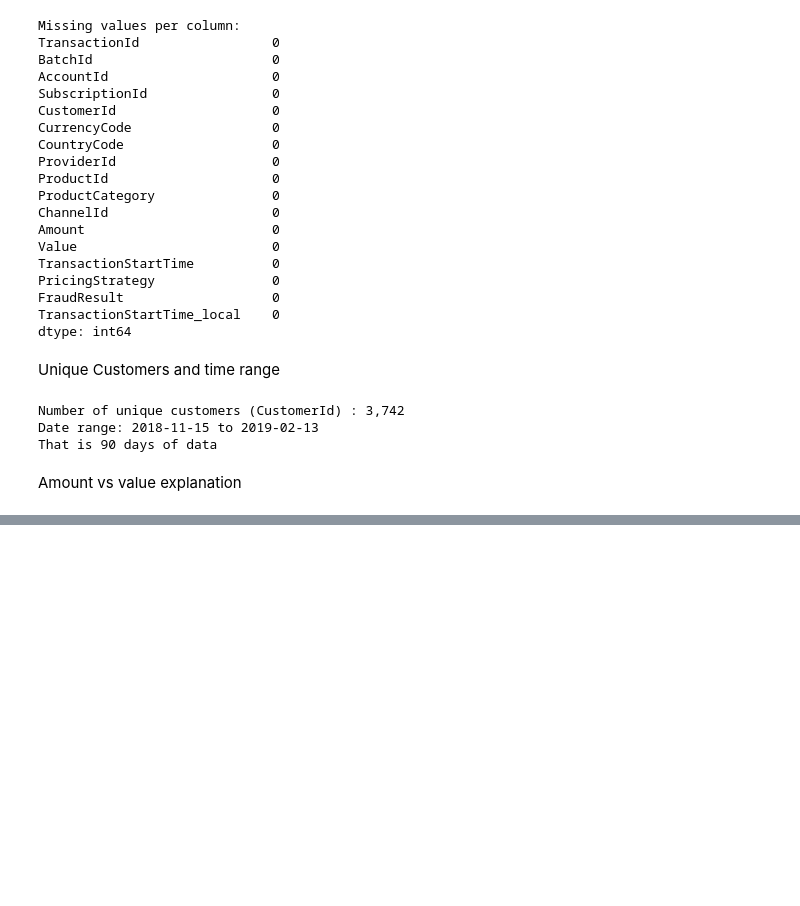
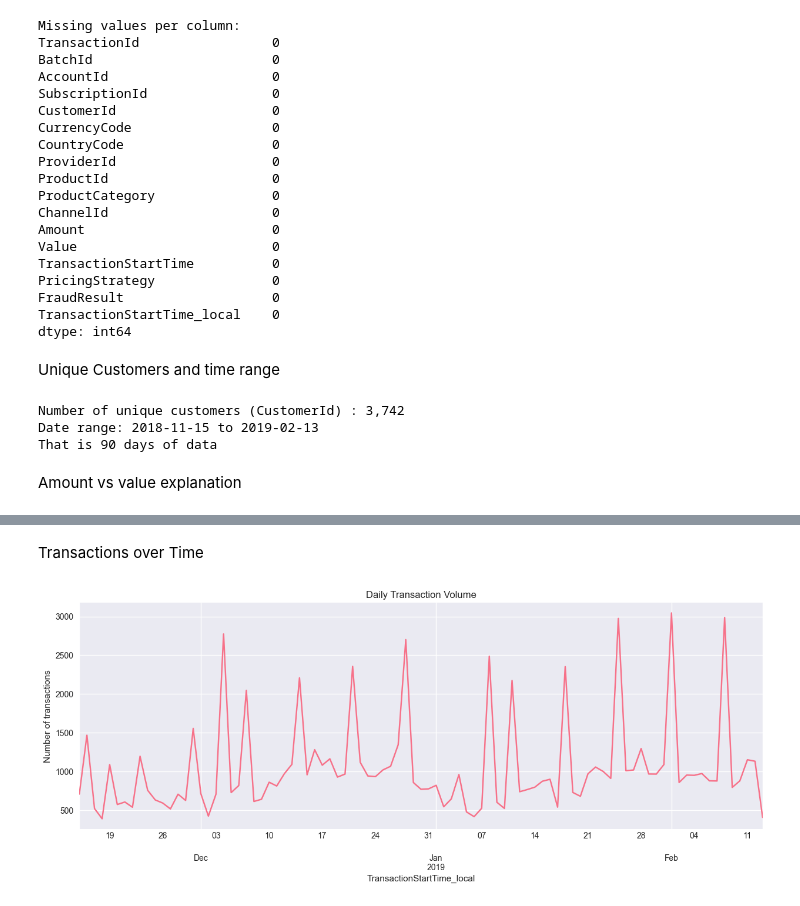
Before and after one commit to Beza-Oriyon/Credit-risk-model, a Jupyter notebook: notebooks/eda.ipynb, the cells around one changed output, grey strips where cells are left out. Drawn from its saved outputs; the diff is of its cells as text; code cells hidden in the pictures; blank space fills up the shorter version.

```diff
--- a/notebooks/eda.ipynb
+++ b/notebooks/eda.ipynb
@@ -143,0 +171,12 @@ sample of negative Amounts (refunds/credits):
+# %% [markdown]
+Transactions over Time
+# %%
+daily_transactions = df.set_index("TransactionStartTime_local").resample("D")["TransactionId"].count()
+
+plt.figure(figsize=(15, 5))
+daily_transactions.plot()
+plt.title("Daily Transaction Volume")
+plt.ylabel("Number of transactions")
+plt.show()
+# %% [output]
+[figure, added]
```
Also changed, not shown: parts of 9 cells of this notebook.
